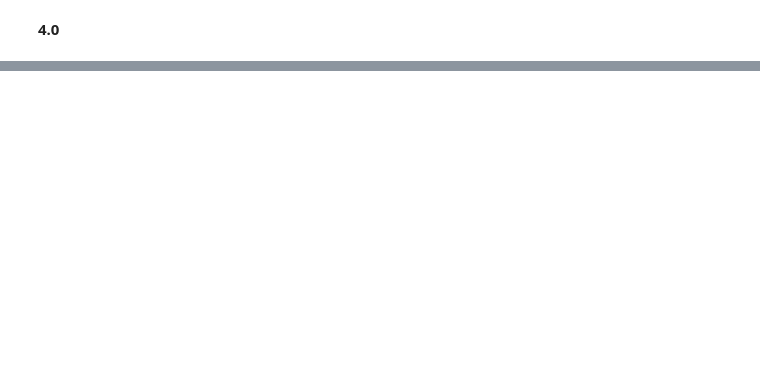
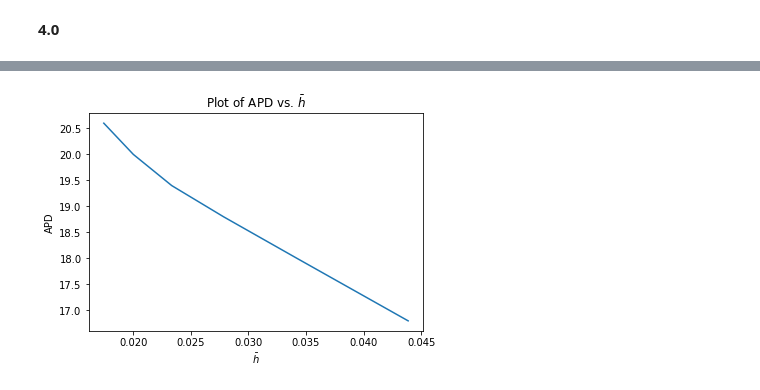
Before and after one commit to sloughlin/differential-equations, a Jupyter notebook: Project3.ipynb, the cells around one changed output, grey strips where cells are left out. Saved outputs shown, nothing was run; the diff lists cells and outputs as text; code cells hidden in the pictures; blank space fills up the shorter version.

```diff
--- a/Project3.ipynb
+++ b/Project3.ipynb
@@ -464 +460,9 @@ Text(0.5,1,'Effect of Changing T on $\\bar{h}$')
 [figure]
+# %%
+#Plot APD vs h_bar:
+plt.plot(h_bar, APD_0)
+plt.ylabel("APD")
+plt.xlabel(r"$\bar{h}$")
+plt.title(r"Plot of APD vs. $\bar{h}$");
+# %% [output]
+[figure, added]
```
Also changed, not shown: parts of 4 cells of this notebook.
